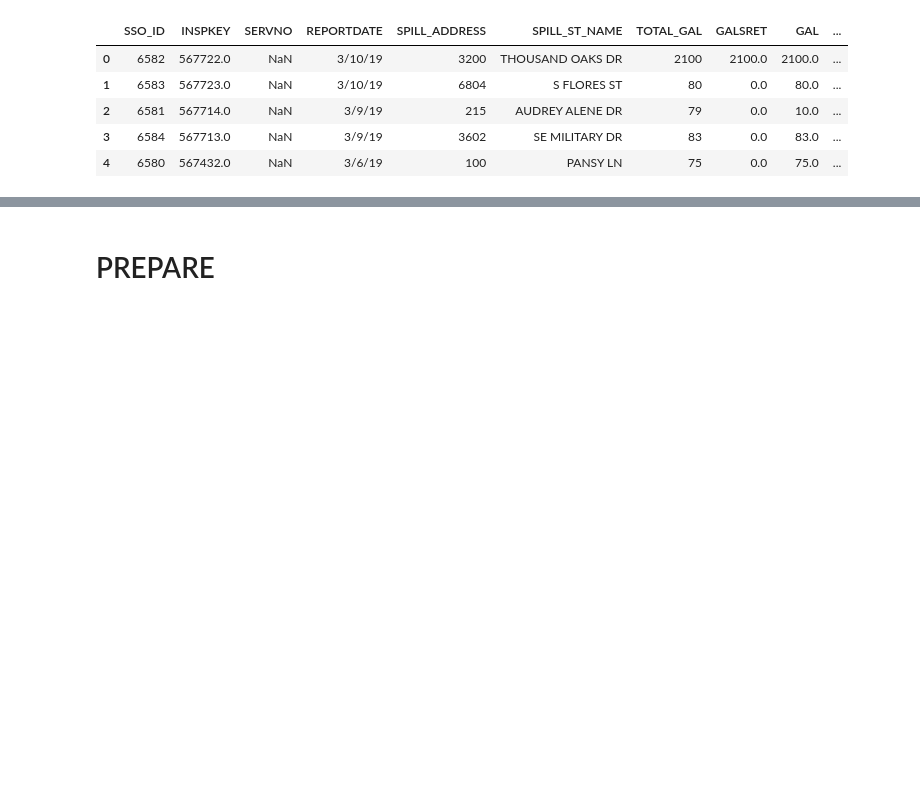
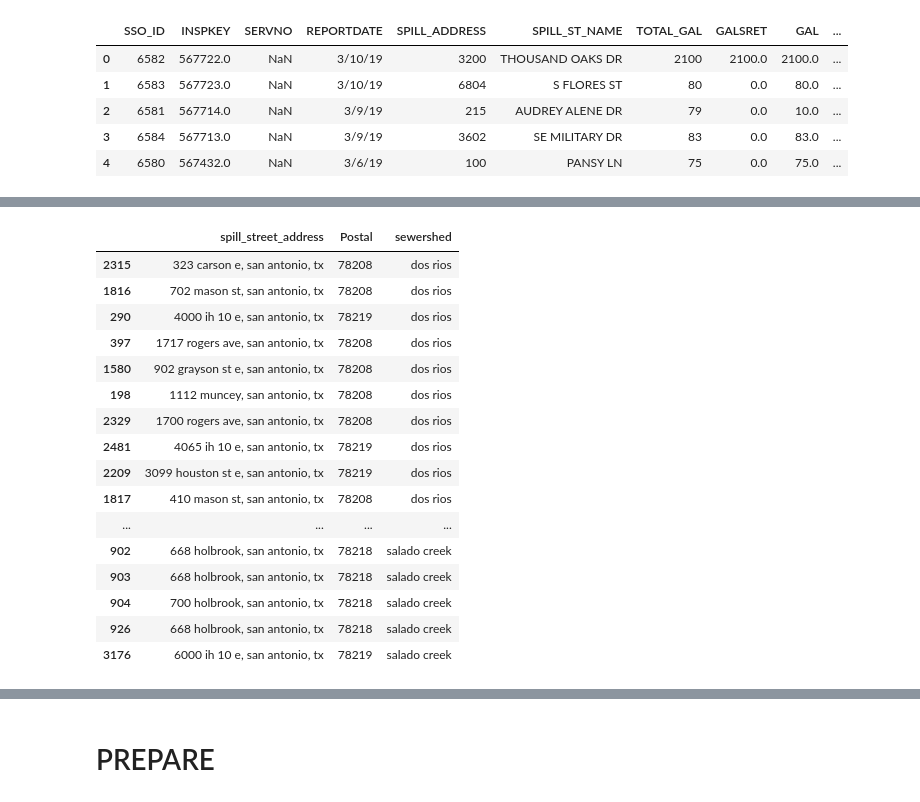
Before and after one commit to codeupada1/san-antonio-datathon-2019, a Jupyter notebook: ssg-notebook.ipynb, the cells around one changed output, grey strips where cells are left out. Cells and saved outputs as stored; diff of their text form; code cells hidden in the pictures; blank space fills up the shorter version.

Commit message:
figured out wrong zips/addresses for Leon Creek sewershed

```diff
--- a/ssg-notebook.ipynb
+++ b/ssg-notebook.ipynb
@@ -78,0 +88,2 @@ Name: WATERSHED, dtype: int64
+# %%
+df_geocoded = acquire.read_data('geocoded_saws.csv')
@@ -78,0 +119,23 @@ Name: WATERSHED, dtype: int64
+# %%
+wrong_zips = [78219, 78218, 78208, 78154, 78244, 77377]
+# %%
+temp = df_geocoded[['spill_street_address', 'Postal', 'sewershed']][df_geocoded['Postal'].isin(wrong_zips)]
+temp.sort_values(by='sewershed')
+# %% [output]
+|  | spill_street_address | Postal | sewershed |
+| 2315 | 323 carson e, san antonio, tx | 78208 | dos rios |
+| 1816 | 702 mason st, san antonio, tx | 78208 | dos rios |
+| 290 | 4000 ih 10 e, san antonio, tx | 78219 | dos rios |
+| 397 | 1717 rogers ave, san antonio, tx | 78208 | dos rios |
+| 1580 | 902 grayson st e, san antonio, tx | 78208 | dos rios |
+| 198 | 1112 muncey, san antonio, tx | 78208 | dos rios |
+| 2329 | 1700 rogers ave, san antonio, tx | 78208 | dos rios |
+| 2481 | 4065 ih 10 e, san antonio, tx | 78219 | dos rios |
+| 2209 | 3099 houston st e, san antonio, tx | 78219 | dos rios |
+| 1817 | 410 mason st, san antonio, tx | 78208 | dos rios |
+| ... | ... | ... | ... |
+| 902 | 668 holbrook, san antonio, tx | 78218 | salado creek |
+| 903 | 668 holbrook, san antonio, tx | 78218 | salado creek |
+| 904 | 700 holbrook, san antonio, tx | 78218 | salado creek |
+| 926 | 668 holbrook, san antonio, tx | 78218 | salado creek |
+| 3176 | 6000 ih 10 e, san antonio, tx | 78219 | salado creek |
```
Also changed, not shown: parts of 7 cells of this notebook, 1 other file.
